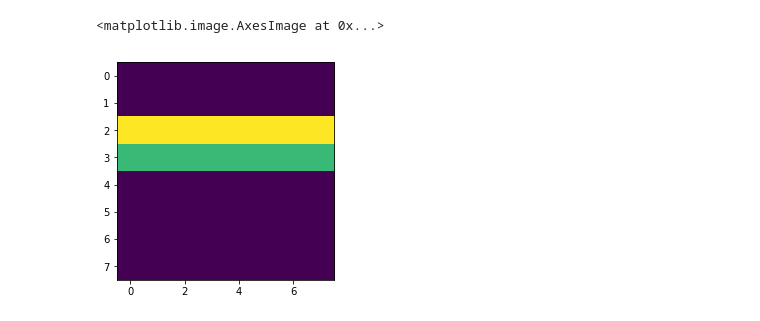
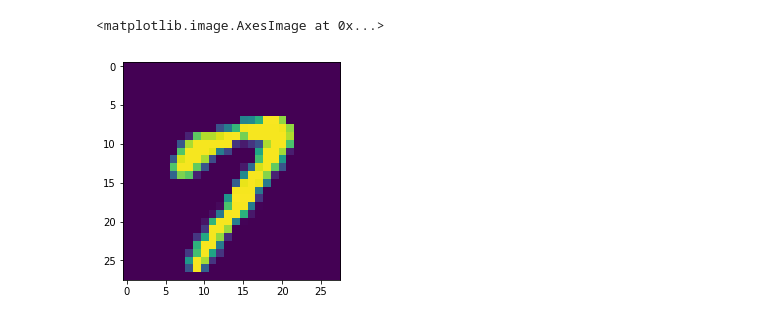
Before and after one commit to jerinphilip/parallel-svd, a Jupyter notebook: prototype/SVD Per Digit.ipynb, the cells around one changed output. Saved outputs shown, nothing was run; the diff lists cells and outputs as text; code cells hidden in the pictures.

```diff
--- a/prototype/SVD Per Digit.ipynb
+++ b/prototype/SVD Per Digit.ipynb
@@ -39,8 +49,7 @@ for key in grouped:
 # %%
 sample = grouped[7][0]
-sample = sample.reshape(8, 8)
+sample = sample.reshape(n, n)
+plt.imshow(sample)
+# %% [output]
+<matplotlib.image.AxesImage at 0x...>
+[figure, added]
-# %%
-plt.imshow(sample)
-# %% [output]
-<matplotlib.image.AxesImage at 0x...>
-[figure, removed]
```
Also changed, not shown: parts of 18 cells of this notebook.
